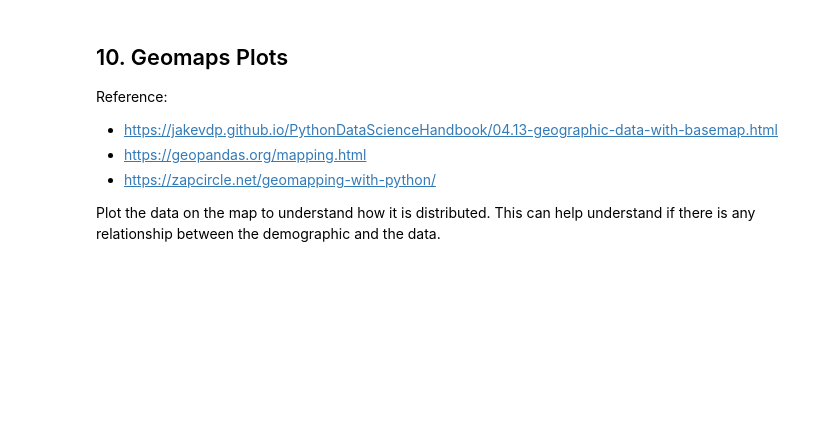
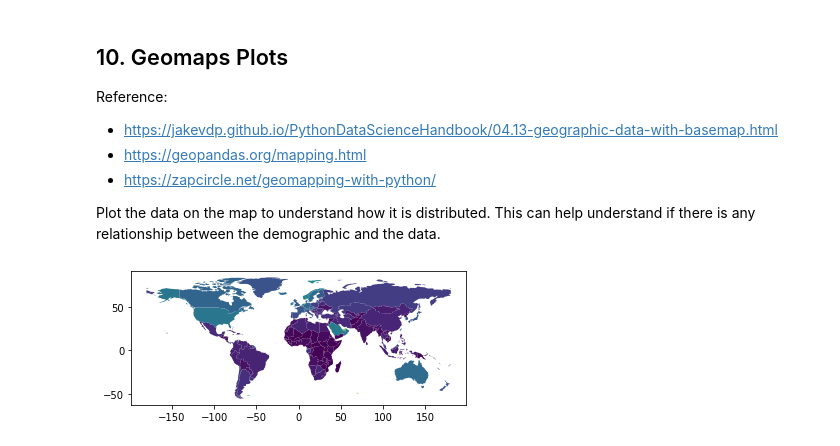
Before and after one commit to Data-Miners-Club/DS-Libraries, a Jupyter notebook: Common_Plots.ipynb, the cells around one changed output. Saved outputs shown, nothing was run; the diff lists cells and outputs as text; code cells hidden in the pictures; blank space fills up the shorter version.

```diff
--- a/Common_Plots.ipynb
+++ b/Common_Plots.ipynb
@@ -350,3 +348,13 @@ Reference:
 * https://zapcircle.net/geomapping-with-python/
 
 Plot the data on the map to understand how it is distributed. This can help understand if there is any relationship between the demographic and the data.
+# %%
+#!pip install geopandas
+import matplotlib
+import geopandas
+world = geopandas.read_file(geopandas.datasets.get_path('naturalearth_lowres'))
+world = world[(world.pop_est>0) & (world.name!="Antarctica")]
+world['gdp_per_cap'] = world.gdp_md_est / world.pop_est
+world.plot(column='gdp_per_cap');
+# %% [output]
+[figure, added]
```
Also changed, not shown: parts of 1 cell of this notebook.
